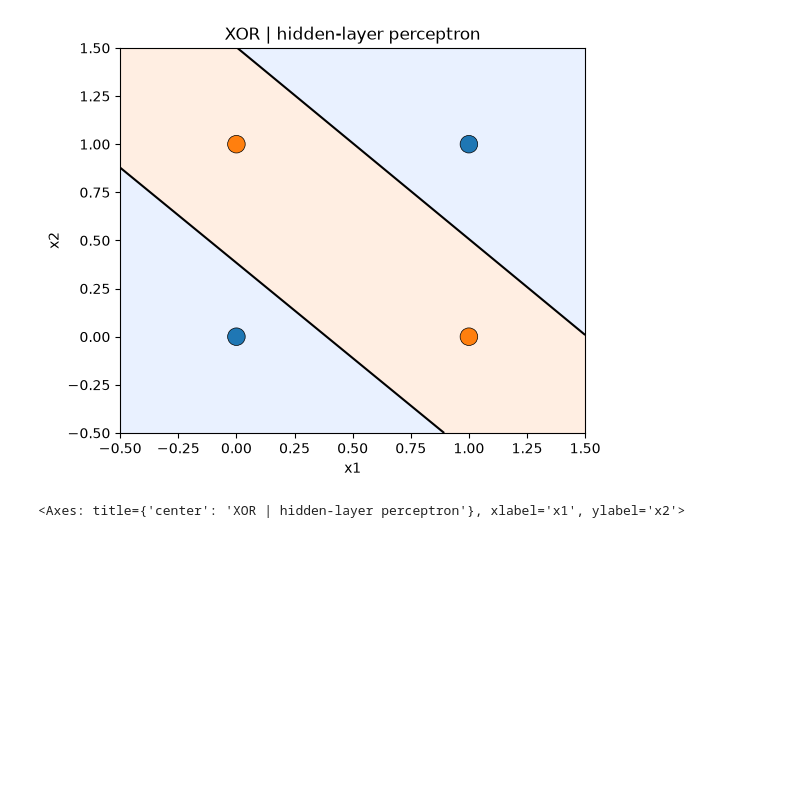
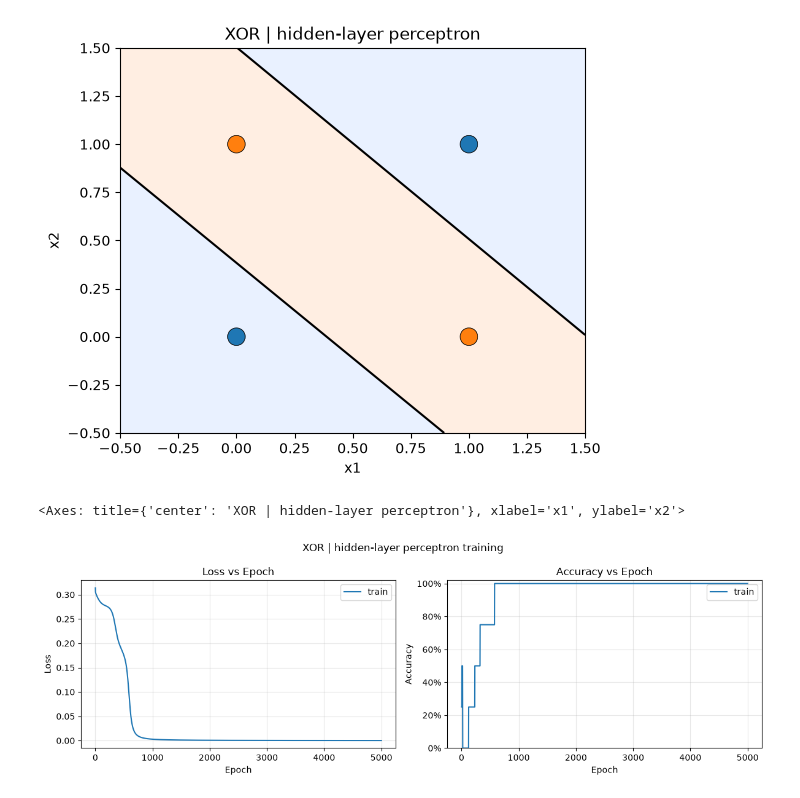
Before and after one commit to kimdong0704/NeuralNetwork_Library_from_Scratch, a Jupyter notebook: lab2/lab2.ipynb, the cells around one changed output. Cells and saved outputs as stored; diff of their text form; code cells hidden in the pictures; blank space fills up the shorter version.

```diff
--- a/lab2/lab2.ipynb
+++ b/lab2/lab2.ipynb
@@ -92,3 +94,7 @@ GateVisualizer().plot(xor_network, XOR_INPUTS, XOR_TARGETS, title="XOR | hidden-
 # %% [output]
 [figure]
 <Axes: title={'center': 'XOR | hidden-layer perceptron'}, xlabel='x1', ylabel='x2'>
+# %%
+TrainingVisualizer().plot(xor_trainer, title="XOR | hidden-layer perceptron training")
+# %% [output]
+[figure, added]
```
Also changed, not shown: parts of 3 cells of this notebook, 17 other files.
